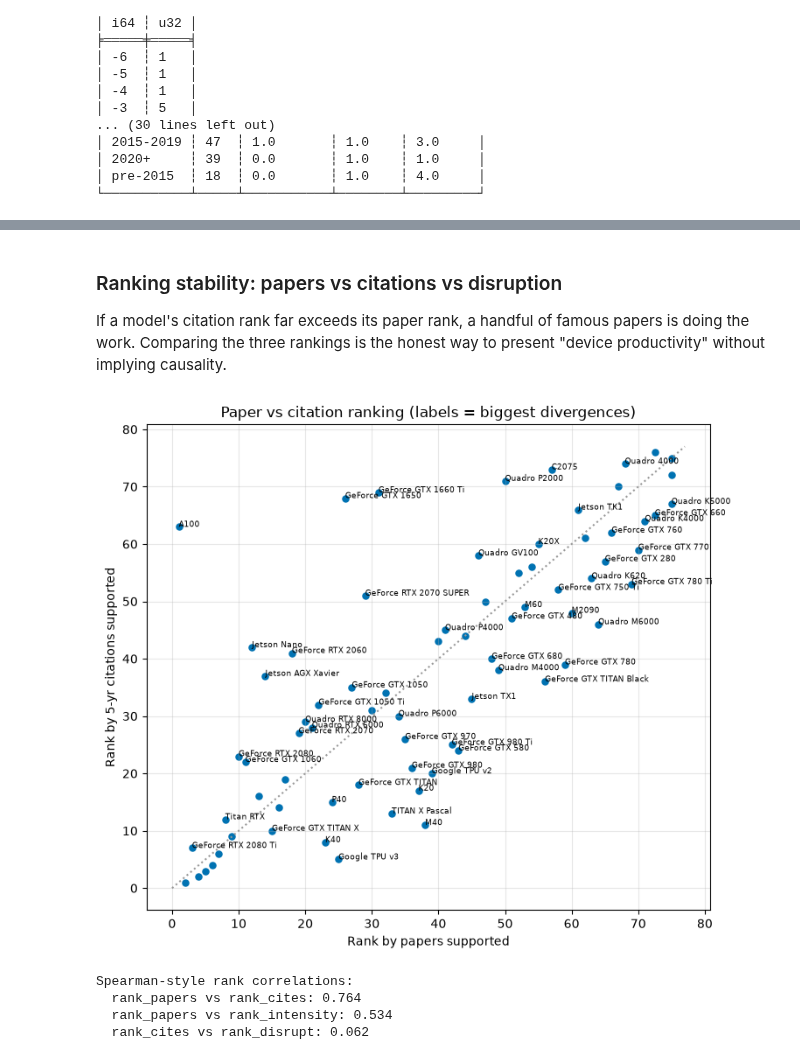
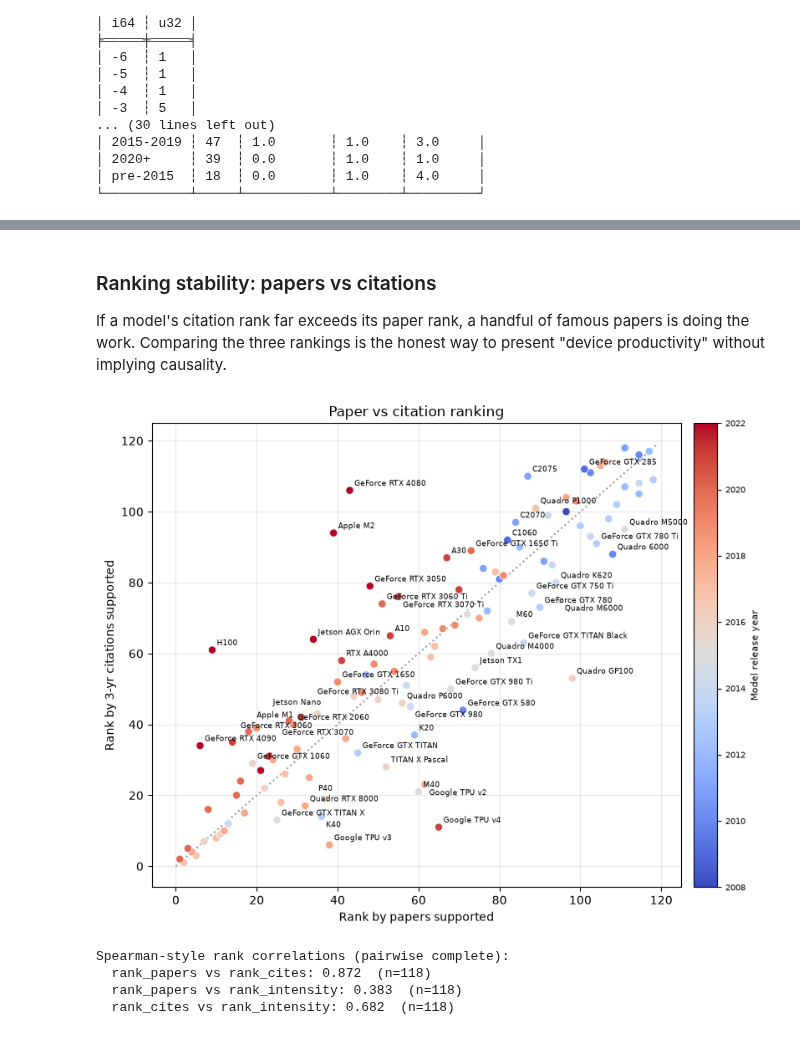
Before and after one commit to tgebhart/accelscan, a Jupyter notebook: notebooks/productivity.ipynb, the cells around one changed output, grey strips where cells are left out. Drawn from its saved outputs; the diff is of its cells as text; code cells hidden in the pictures.

```diff
--- a/notebooks/productivity.ipynb
+++ b/notebooks/productivity.ipynb
@@ -44,7 +46,8 @@ YEAR_MIN, YEAR_MAX = 2005, 2025
 USED_ONLY = True            # restrict to used-in-this-work mentions
 MIN_PAPERS_MODEL = 100      # eligibility for lifecycle estimates (plan: 100; robustness 50/250)
 SMOOTH = 3                  # years in the moving average for half-life
-GRANT_CYCLE = (3, 5)        # years, for the policy benchmark band
+CITE_WINDOW = 3             # years of forward citations (i_3); i_1/i_5/i_10 also available
+CITE_CUTOFF = 2023          # last year with a complete CITE_WINDOW in the outcomes build
 BOOTSTRAP = 200
 LOCAL_ANALYTIC = None
 
@@ -79,15 +82,19 @@ meta = pl.DataFrame(
             'segment': pl.Utf8, 'architecture': pl.Utf8, 'release_year': pl.Int32,
             'release_ym': pl.Utf8, 'fp32_gflops': pl.Float64})
 
-# one row per (paper, model); fractional credit = 1/k over the paper's k models
+# one row per (paper, model): a paper supports every model it reports, so these
+# rows ARE the credit units (k rows for a paper naming k models)
 pm = (m.select('corpusid', 'canonical_model').unique()
       .join(den, on='corpusid', how='inner')
       .filter(pl.col('year').is_between(YEAR_MIN, YEAR_MAX)))
-pm = (pm.join(pm.group_by('corpusid').agg(k=pl.len()), on='corpusid')
-      .with_columns(frac=1.0 / pl.col('k'))
+pm = (pm.join(pm.group_by('corpusid').agg(n_models=pl.len()), on='corpusid')
       .join(meta, on='canonical_model', how='left')
-      .join(cit.select('corpusid', 'citations_5y', 'disruption_5y', 'window_complete',
-                       'has_outcomes'), on='corpusid', how='left'))
+      .join(cit.select('corpusid', citations=f'i_{CITE_WINDOW}',
+                       has_outcomes='has_outcomes'), on='corpusid', how='left'))
+# i_k is populated even where k years have not elapsed, so completeness has to come
+# from the publication year, not from null-ness: i_3 is complete for papers <= 2022
+# under the same outcomes build that made i_5 complete only through 2020.
+pm = pm.with_columns(cite_window_complete=pl.col('year') <= CITE_CUTOFF)
 print(f'{pm.height:,} paper-model observations | {pm.n_unique("corpusid"):,} papers '
       f'| {pm.n_unique("canonical_model"):,} models')
 # %% [output]
@@ -440,33 +608,53 @@ shape: (25, 8)
 # %% [markdown]
-### Ranking stability: papers vs citations vs disruption
+### Ranking stability: papers vs citations
 
 If a model's citation rank far exceeds its paper rank, a handful of famous
 papers is doing the work. Comparing the three rankings is the honest way to
 present "device productivity" without implying causality.
 # %%
-rk = (cs.join(sup.select('canonical_model', 'papers_full'), on='canonical_model', how='left')
-      .with_columns(rank_papers=pl.col('papers_full').rank(descending=True),
-                    rank_cites=pl.col('cites_full').rank(descending=True),
-                    rank_intensity=pl.col('cites_mean').rank(descending=True),
-                    rank_disrupt=pl.col('disrupt_median').rank(descending=True)))
-fig, ax = plt.subplots(figsize=(7.5, 6.5))
-ax.scatter(rk['rank_papers'], rk['rank_cites'], s=26, color='#0072B2')
+# cs.papers counts only complete-window papers, so the all-year count is aliased
+rk = (cs.join(sup.select('canonical_model', papers_all='papers'),
+              on='canonical_model', how='left')
+      .with_columns(rank_papers=pl.col('papers_all').rank(descending=True),
+                    rank_cites=pl.col('cites').rank(descending=True),
+                    rank_intensity=pl.col('cites_mean').rank(descending=True)))
+fig, ax = plt.subplots(figsize=(8.5, 6.5))
 lim = max(rk['rank_papers'].max(), rk['rank_cites'].max()) + 1
-ax.plot([0, lim], [0, lim], ls=':', color='#999999')
+ax.plot([0, lim], [0, lim], ls=':', color='#999999', zorder=1)
+# release year is a magnitude, so one hue light->dark; the low end is truncated off
+# white so the oldest models stay visible against the panel
+blues = plt.get_cmap('coolwarm')
+ry = rk.filter(pl.col('release_year').is_not_null())
+sc = ax.scatter(ry['rank_papers'], ry['rank_cites'], s=46, c=ry['release_year'],
+                cmap=blues, edgecolors='white', linewidths=0.6, zorder=3)
+unknown = rk.filter(pl.col('release_year').is_null())
+if unknown.height:
+    ax.scatter(unknown['rank_papers'], unknown['rank_cites'], s=46, color='#BBBBBB',
+               edgecolors='white', linewidths=0.6, zorder=3, label='release year unknown')
+    ax.legend(fontsize=7, loc='lower right')
+cb = fig.colorbar(sc, ax=ax, pad=0.02)
+cb.set_label('Model release year', fontsize=8)
+cb.ax.tick_params(labelsize=7)
 for r in rk.iter_rows(named=True):
-    if abs(r['rank_papers'] - r['rank_cites']) >= 4:
+    if abs(r['rank_papers'] - r['rank_cites']) >= 10:
         ax.annotate(r['display'].replace('NVIDIA ', ''),
-                    (r['rank_papers'], r['rank_cites']), fontsize=6.5)
-ax.set(xlabel='Rank by papers supported', ylabel='Rank by 5-yr citations supported',
-       title='Paper vs citation ranking (labels = biggest divergences)')
+                    (r['rank_papers'], r['rank_cites']), fontsize=6.5,
+                    xytext=(4, 4), textcoords='offset points')
+spread_labels(ax)      # nudge apart only where labels genuinely collide
+ax.set(xlabel='Rank by papers supported',
+       ylabel=f'Rank by {CITE_WINDOW}-yr citations supported',
+       title='Paper vs citation ranking')
 ax.grid(alpha=0.3); plt.tight_layout(); plt.show()
-print('Spearman-style rank correlations:')
+# drop pairwise: a model missing one measure should not nan out the correlation
+print('Spearman-style rank correlations (pairwise complete):')
 for a, b in [('rank_papers', 'rank_cites'), ('rank_papers', 'rank_intensity'),
-             ('rank_cites', 'rank_disrupt')]:
-    print(f'  {a} vs {b}: {np.corrcoef(rk[a].to_numpy(), rk[b].to_numpy())[0,1]:.3f}')
+             ('rank_cites', 'rank_intensity')]:
+    d = rk.select(a, b).drop_nulls()
+    r = np.corrcoef(d[a].to_numpy(), d[b].to_numpy())[0, 1] if d.height > 2 else float('nan')
+    print(f'  {a} vs {b}: {r:.3f}  (n={d.height})')
 # %% [output]
-[figure, old version]
+[figure, new version]
-Spearman-style rank correlations:
-  rank_papers vs rank_cites: 0.764
-  rank_papers vs rank_intensity: 0.534
-  rank_cites vs rank_disrupt: 0.062
+Spearman-style rank correlations (pairwise complete):
+  rank_papers vs rank_cites: 0.872  (n=118)
+  rank_papers vs rank_intensity: 0.383  (n=118)
+  rank_cites vs rank_intensity: 0.682  (n=118)
```
Also changed, not shown: parts of 11 cells of this notebook, 7 other files.
